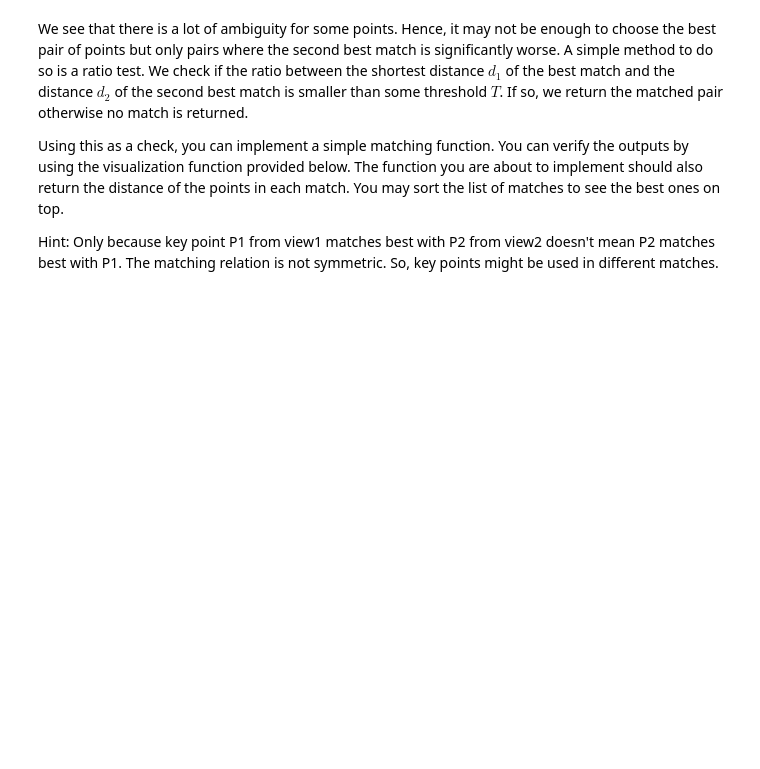
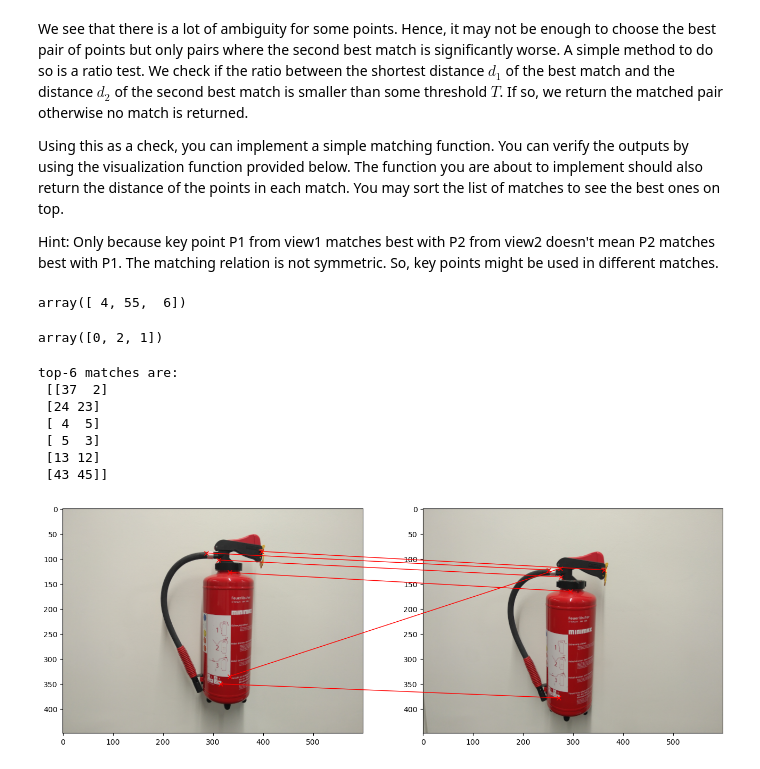
Before and after one commit to neelkanthrawat/3dcv-students, a Jupyter notebook: 4.0-tl-feature-matching.ipynb, the cells around one changed output. Saved outputs shown, nothing was run; the diff lists cells and outputs as text; code cells hidden in the pictures; blank space fills up the shorter version.

Commit message:
finish task 2. need to look into minor issue with matching

```diff
--- a/4.0-tl-feature-matching.ipynb
+++ b/4.0-tl-feature-matching.ipynb
@@ -465,6 +494,15 @@ def plot_matches(img1, img2, keypoints1, keypoints2, matches):
         axes[1].plot(*kp2, color='r', marker='x')
 
     plt.show()
+# %%
+a=np.array([[1,2,3],[4,55,6]])
+a[1]
+# %% [output]
+array([ 4, 55,  6])
+# %%
+np.argsort(a[1])
+# %% [output]
+array([0, 2, 1])
 # %%
 def get_matches(distances: npt.ArrayLike, threshold: float) -> np.ndarray:
     """Get matching keypoints.
@@ -474,6 +512,22 @@ def get_matches(distances: npt.ArrayLike, threshold: float) -> np.ndarray:
     :return array with matches, array with distances of the matches
     """
     # TODO: implement it
+    # i think the distances would be of the shape [num of keypoints view1, num of keypoints view 2], what is mentioned above is incorrect
+    matches, match_dist= [],[]
+    num_keypt_view1=distances.shape[0]
+    for i in range(0, num_keypt_view1):
+        sorted_idx=np.argsort(distances[i])
+        best_idx = sorted_idx[0]
+        second_best_idx = sorted_idx[1]
+        # calculating the best and second best distance
+        closest_dist = distances[i,best_idx]
+        second_closest_dist = distances[i,second_best_idx]
+        # ratio test
+        if (closest_dist / second_closest_dist + 1e-9) < threshold:
+            matches.append([i, best_idx])
+            match_dist.append(closest_dist)
+    return np.array(matches), np.array(match_dist)
+
 
 def remove_duplicate_matches(matches: npt.ArrayLike, match_distances: npt.ArrayLike) -> np.ndarray:
     """Remove duplicate matches.
@@ -482,7 +536,14 @@ def remove_duplicate_matches(matches: npt.ArrayLike, match_distances: npt.ArrayL
     :param match_distances: distances between matched keypoints
     :return array with distinct matches, array with corresponding distances of the distinct matches
     """
-    # TODO: implement it
+    unique_matches = {}
+    for idx, (m, dist) in enumerate(zip(matches, match_distances)):
+        k1, k2 = m
+        if k2 not in unique_matches or dist < unique_matches[k2][1]:
+            unique_matches[k2] = (idx, dist)
+
+    filtered_indices = [val[0] for val in unique_matches.values()]
+    return matches[filtered_indices], match_distances[filtered_indices]
 
 def match_keypoints(features_view1, features_view2, threshold=0.7):
     """
@@ -497,12 +558,16 @@ def match_keypoints(features_view1, features_view2, threshold=0.7):
     """
     # 1. compute distances
     # TODO: implement it
+    D = get_distances(features_view1=features_view1,
+                        features_view2=features_view2)
 
     # 2. retrieve best matches for key points from view 1 and 2 and perform ratio checks
     # TODO: implement the function get_matches above and call it
+    matches, match_distances = get_matches(D, threshold)
 
     # 3. remove duplicates
     # TODO: implement the function remove_duplicate_matches above and call it
+    matches, match_distances =  remove_duplicate_matches(matches,         match_distances)
 
     # 4. return all matches between both views and their distances
-    # TODO: implement it
+    return matches, match_distances
@@ -509,12 +581,24 @@ def match_keypoints(features_view1, features_view2, threshold=0.7):
 # %%
 matches, match_distances = match_keypoints(features["view1"], features["view2"])
 
 # sort matches by distance
-sorted_matches = # TODO: implement it
+sorted_indices = np.argsort(match_distances)
+sorted_matches = matches[-sorted_indices]
+sorted_distances = match_distances[-sorted_indices]
 
 # choose k best matches
-k = # TODO: implement it
-top_k_matches = # TODO: implement it
+k = 6# TODO: implement it
+top_k_matches = sorted_matches[:k] # TODO: implement it
+print(f"top-{k} matches are:\n", top_k_matches)
 
-# visualize
+# # visualize
 plot_matches(view1, view2, keypoints["view1"][0], keypoints["view2"][0], top_k_matches)
+# %% [output]
+top-6 matches are:
+ [[37  2]
+ [24 23]
+ [ 4  5]
+ [ 5  3]
+ [13 12]
+ [43 45]]
+[figure, added]
```
Also changed, not shown: parts of 5 cells of this notebook.
